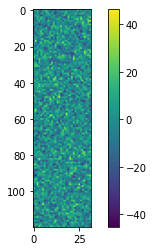
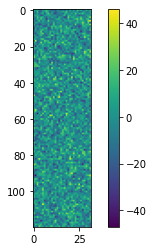
The change to this notebook cell's code, shown as a diff; its figure went from the first image to the second:
--- before
+++ after
@@ -1,2 +1,2 @@
-plt.imshow(transformed_labels)
+plt.imshow(labels)
 plt.colorbar()

Commit: update core training scripts and notebooks